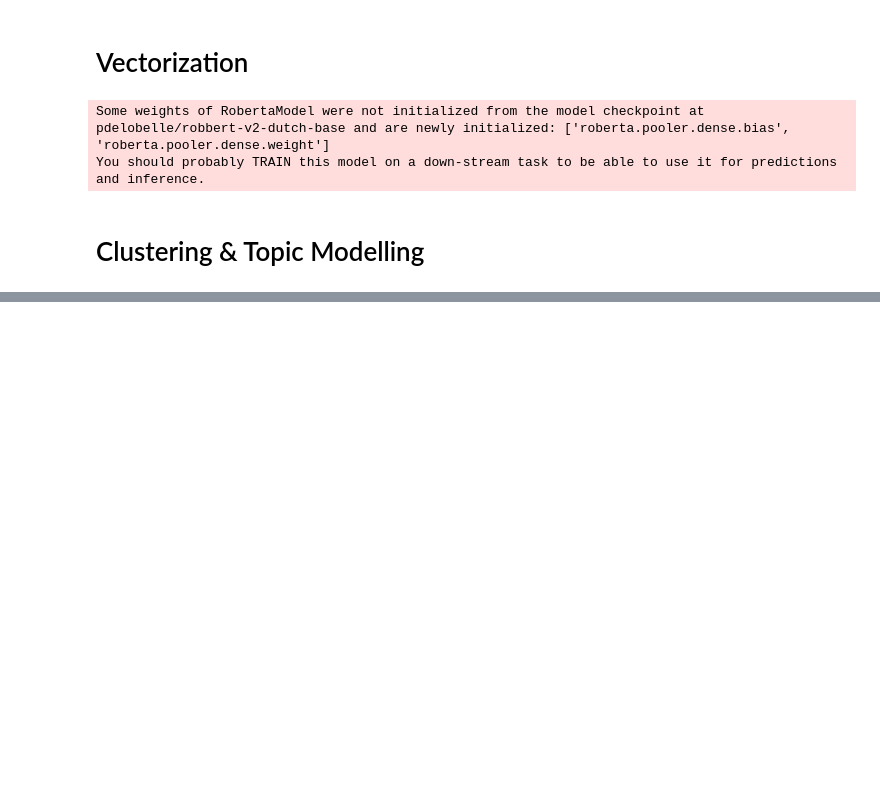
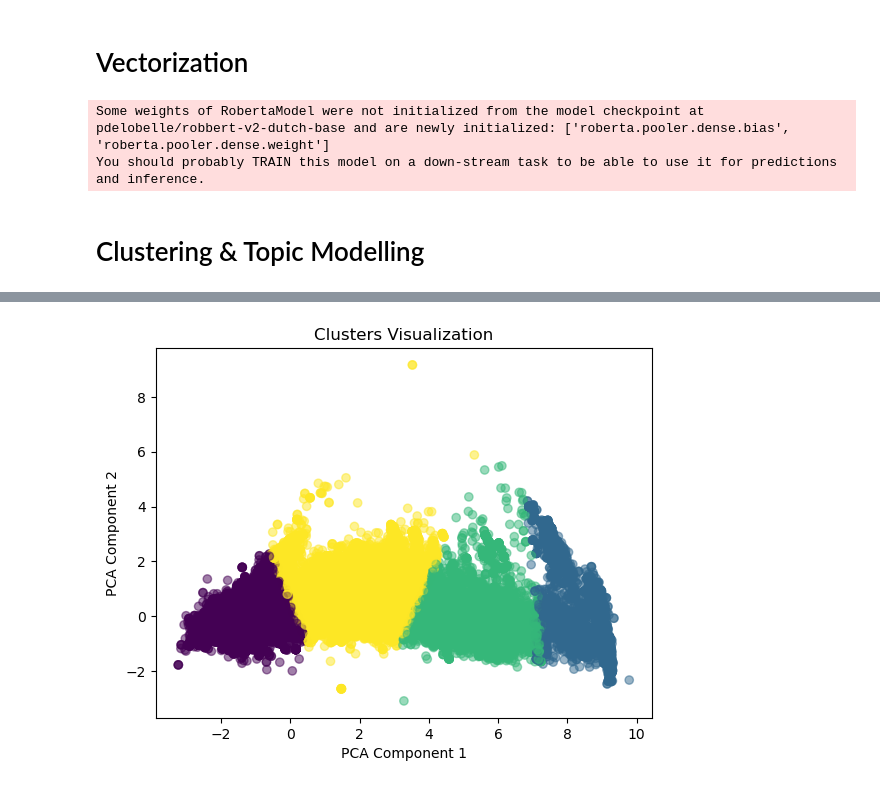
Before and after one commit to martijnstraatsburg/data-wise_final-project, a Jupyter notebook: pipeline.ipynb, the cells around one changed output, grey strips where cells are left out. Saved outputs shown, nothing was run; the diff lists cells and outputs as text; code cells hidden in the pictures; blank space fills up the shorter version.

```diff
--- a/pipeline.ipynb
+++ b/pipeline.ipynb
@@ -180,0 +272,26 @@ You should probably TRAIN this model on a down-stream task to be able to use it
+# %%
+# K-means clustering is a popular method for grouping data by assigning observations to clusters based on proximity to the cluster’s center.
+# Apply KMeans Clustering
+k = 4
+kmeans = KMeans(n_clusters=k, random_state=42)
+kmeans.fit(word2vec_df)
+
+# Euclidean distance is used by default in KMeans to measure the similarity between word vectors.
+# the lines represent the distance from each data point to its closest cluster center.
+
+# Add the cluster labels to the original DataFrame
+df['KMeans_Cluster'] = kmeans.labels_
+# %%
+# Visualize Clusters
+# For visualization, the Word2Vec vectors' dimensionality is reduced using PCA:
+
+pca = PCA(n_components=2)
+reduced_vectors = pca.fit_transform(word2vec_df)
+
+plt.scatter(reduced_vectors[:, 0], reduced_vectors[:, 1], c=kmeans.labels_, cmap='viridis', alpha=0.5)
+plt.title('Clusters Visualization')
+plt.xlabel('PCA Component 1')
+plt.ylabel('PCA Component 2')
+plt.show()
+# %% [output]
+[figure, added]
```
Also changed, not shown: parts of 11 cells of this notebook.
